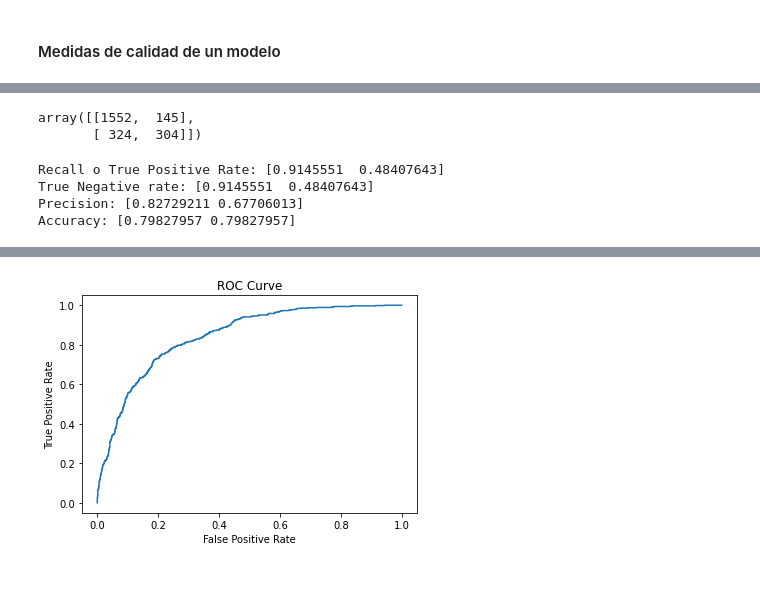
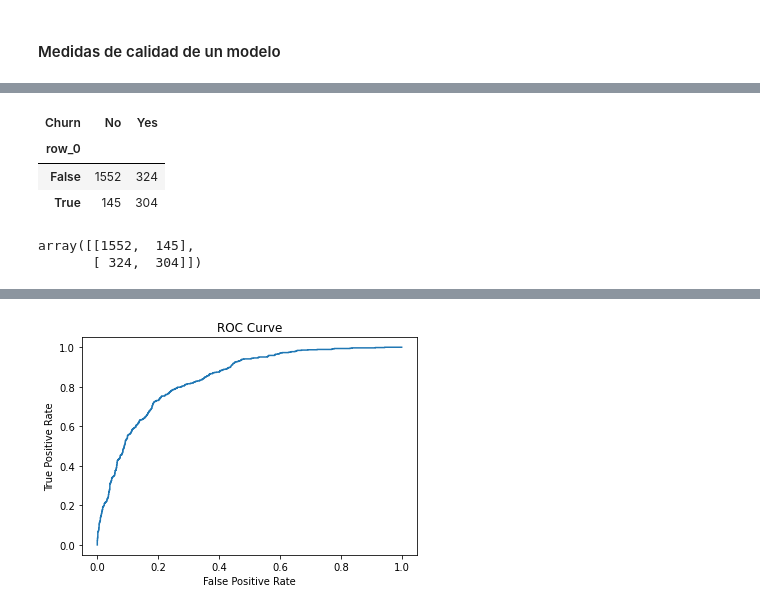
Before and after one commit to ccantarero91/orange-stats, a Jupyter notebook: Estadistica-Orange-solucion.ipynb, the cells around one changed output, grey strips where cells are left out. Drawn from its saved outputs; the diff is of its cells as text; code cells hidden in the pictures; blank space fills up the shorter version.

```diff
--- a/Estadistica-Orange-solucion.ipynb
+++ b/Estadistica-Orange-solucion.ipynb
@@ -573,5 +585,11 @@ True
 # %%
-cnf_mat=pd.crosstab(index=df_churn_test["Churn"],columns=churn_model.predict(df_churn_test)>0.5 )
+cnf_mat=pd.crosstab(columns=df_churn_test["Churn"],index=churn_model.predict(df_churn_test)>0.5 )
+cnf_mat
+# %% [output]
+| Churn | No | Yes |
+| row_0 |  |  |
+| False | 1552 | 324 |
+| True | 145 | 304 |
 # %%
 df_churn_test["pred"]=churn_model.predict(df_churn_test)>0.5
 df_churn_test["pred"] = df_churn_test["pred"].replace({True: 'Yes', False: 'No'})
@@ -583,35 +601,3 @@ cnf_mat
 # %% [output]
 array([[1552,  145],
        [ 324,  304]])
-# %%
-FP = cnf_mat.sum(axis=0) - np.diag(cnf_mat)
-FN = cnf_mat.sum(axis=1) - np.diag(cnf_mat)
-TP = np.diag(cnf_mat)
-TN = cnf_mat.sum() - (FP + FN + TP)
-
-# Sensitivity, hit rate, recall, or true positive rate
-TPR = TP/(TP+FN)
-print(f"Recall o True Positive Rate: {TPR}")
-# Specificity or true negative rate
-TNR = TN/(TN+FP)
-print(f"True Negative rate: {TPR}")
-# Precision or positive predictive value
-PPV = TP/(TP+FP)
-print(f"Precision: {PPV}")
-# Negative predictive value
-NPV = TN/(TN+FN)
-# Fall out or false positive rate
-FPR = FP/(FP+TN)
-# False negative rate
-FNR = FN/(TP+FN)
-# False discovery rate
-FDR = FP/(TP+FP)
-
-# Overall accuracy
-ACC = (TP+TN)/(TP+FP+FN+TN)
-print(f"Accuracy: {ACC}")
-# %% [output]
-Recall o True Positive Rate: [0.9145551  0.48407643]
-True Negative rate: [0.9145551  0.48407643]
-Precision: [0.82729211 0.67706013]
-Accuracy: [0.79827957 0.79827957]
```
Also changed, not shown: parts of 28 cells of this notebook.
